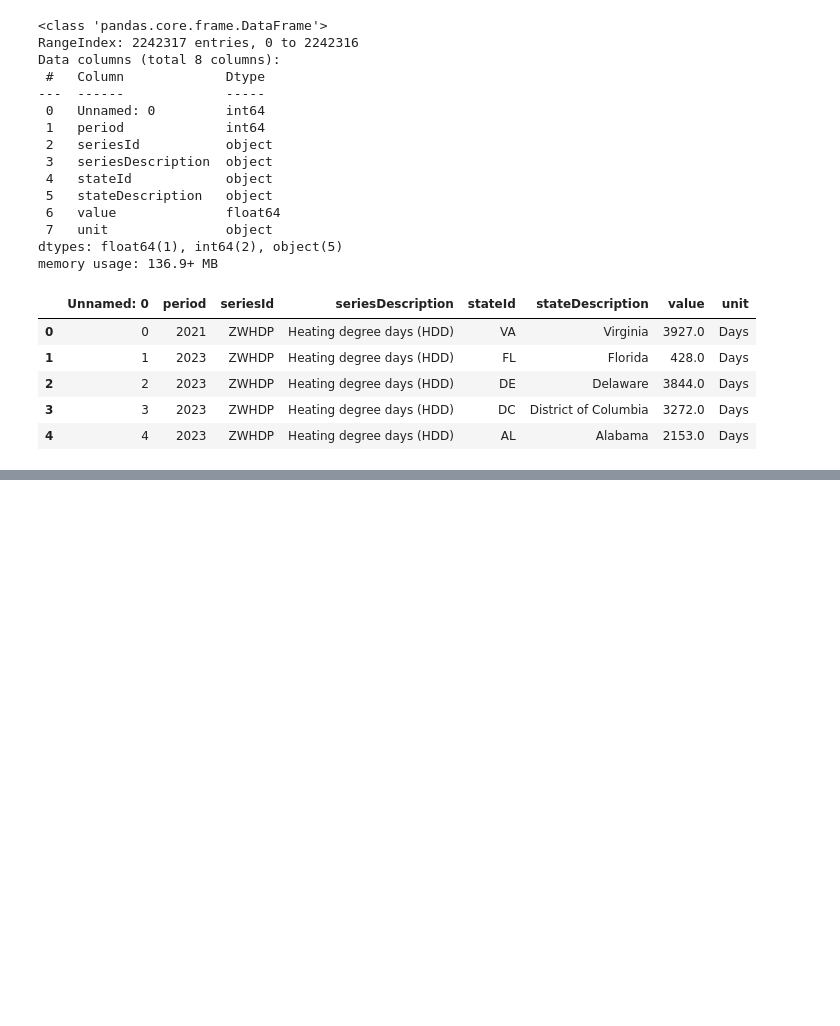
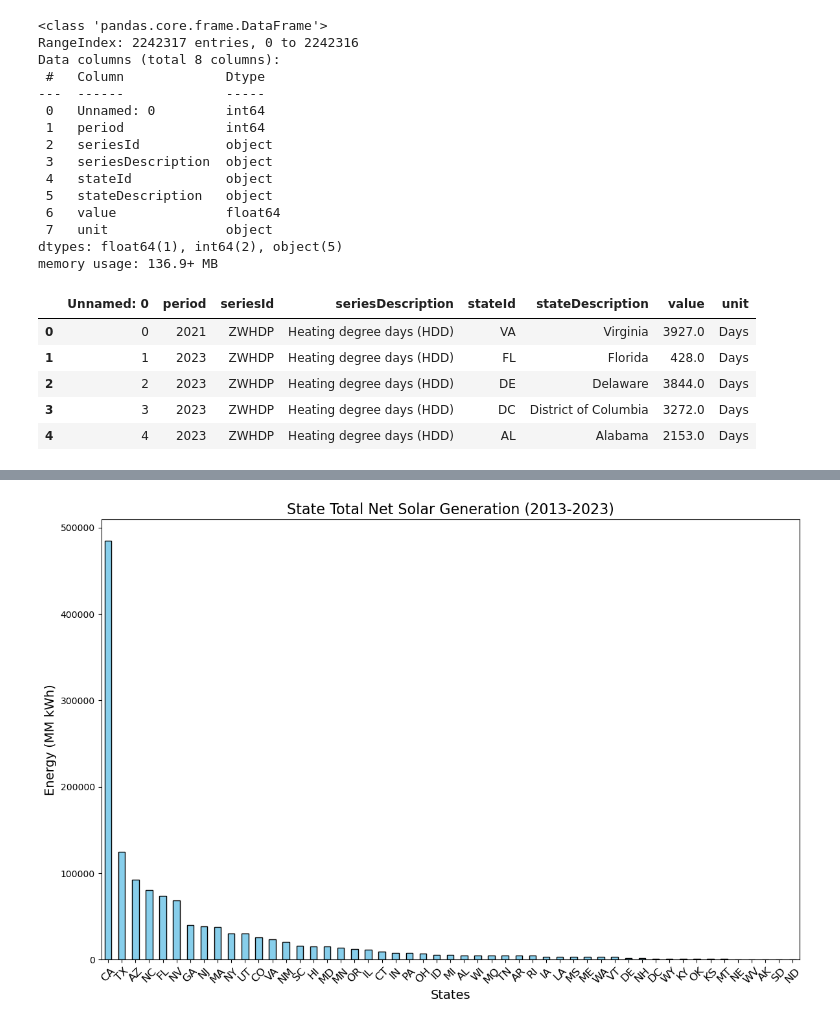
Before and after one commit to mcarbajal2/IFI8420-Assignments, a Jupyter notebook: Final Project/final_project.ipynb, the cells around one changed output, grey strips where cells are left out. Saved outputs shown, nothing was run; the diff lists cells and outputs as text; code cells hidden in the pictures; blank space fills up the shorter version.

```diff
--- a/Final Project/final_project.ipynb
+++ b/Final Project/final_project.ipynb
@@ -72,0 +145,10 @@ EIA_raw_df.head()
+# %%
+# Solar Energy Bar Chart
+solar_df_2 = EIA_renewable[(EIA_renewable['seriesId'] == 'SOTGP') &
+                         (EIA_renewable['period'] >= 2013) &
+                         (EIA_renewable['period'] <= 2023)]
+
+state_vals_2 = solar_df_2.groupby('stateId')['value'].sum()
+state_vals_sorted_2 = state_vals_2.sort_values(ascending=False)
+state_vals_sorted_2.drop('US', inplace=True)
+print(state_vals_sorted_2)
@@ -72,0 +173,11 @@ EIA_raw_df.head()
+# %%
+plt.figure(figsize=(12, 8))
+state_vals_sorted_2.plot(kind='bar', color='skyblue', edgecolor='black')
+plt.title('State Total Net Solar Generation (2013-2023)', fontsize=16)
+plt.xlabel('States', fontsize=14)
+plt.ylabel('Energy (MM kWh)', fontsize=14)
+plt.xticks(rotation=45, fontsize=12)
+plt.tight_layout()
+plt.show()
+# %% [output]
+[figure, added]
```
Also changed, not shown: parts of 10 cells of this notebook.
